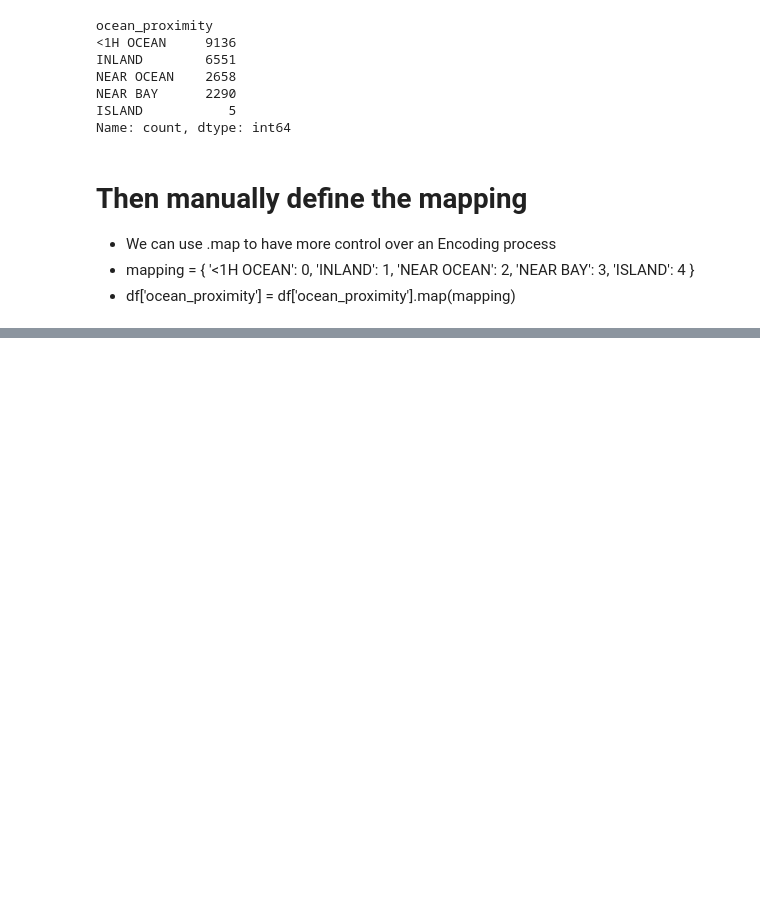
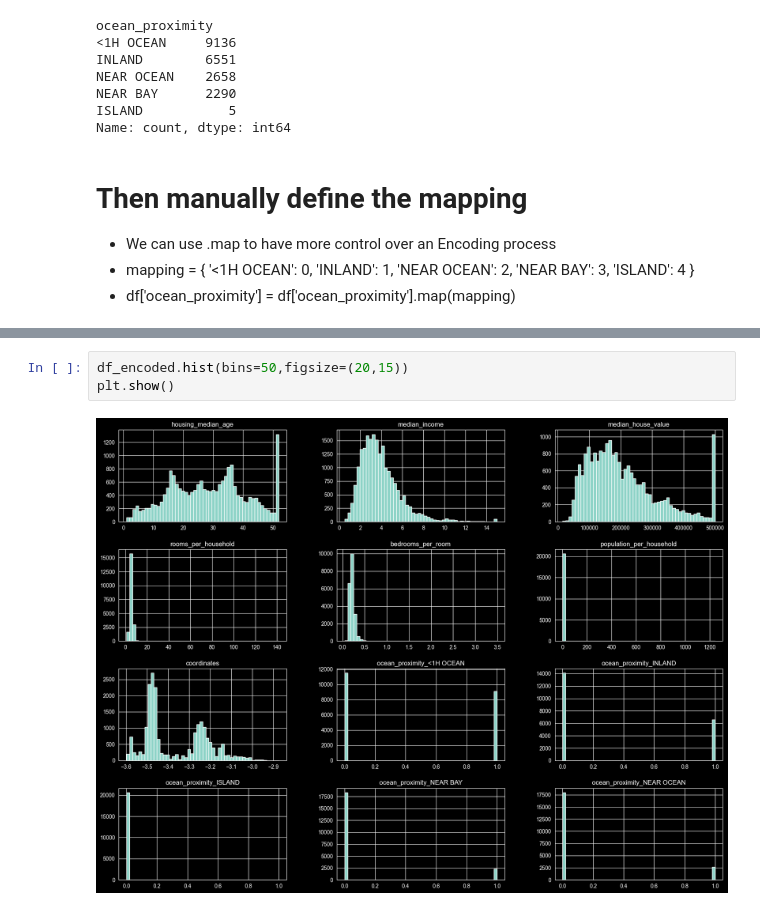
Before and after one commit to Shotza247/California_Housing_PredictionV1, a Jupyter notebook: models/California_Housing.ipynb, the cells around one changed output, grey strips where cells are left out. Drawn from its saved outputs; the diff is of its cells as text; blank space fills up the shorter version.

```diff
--- a/models/California_Housing.ipynb
+++ b/models/California_Housing.ipynb
@@ -256,3 +260,8 @@ df_encoded.head()
 | 2 | 52.0 | 7.2574 | 352100.0 | 8.288136 | 0.129516 | ... |
 | 3 | 52.0 | 5.6431 | 341300.0 | 5.817352 | 0.184458 | ... |
 | 4 | 52.0 | 3.8462 | 342200.0 | 6.281853 | 0.172096 | ... |
+# %%
+df_encoded.hist(bins=50,figsize=(20,15))
+plt.show()
+# %% [output]
+[figure, added]
```
Also changed, not shown: parts of 1 cell of this notebook.
